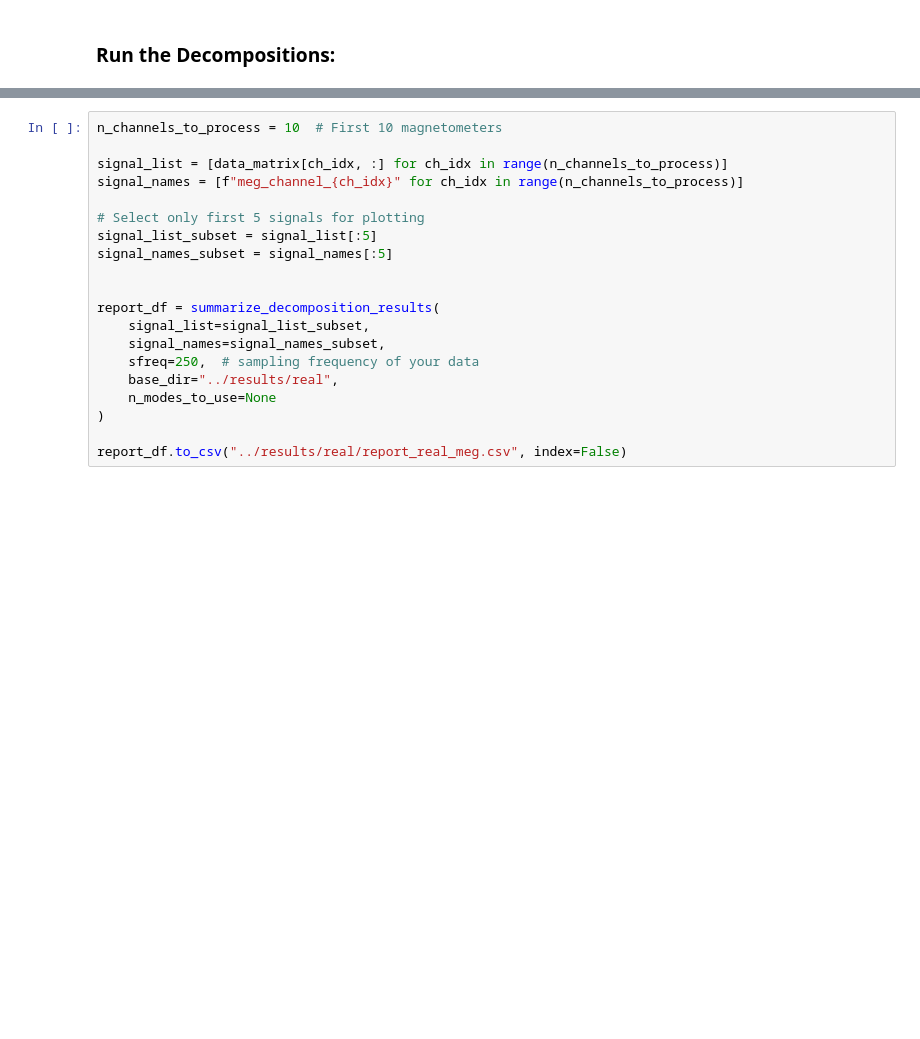
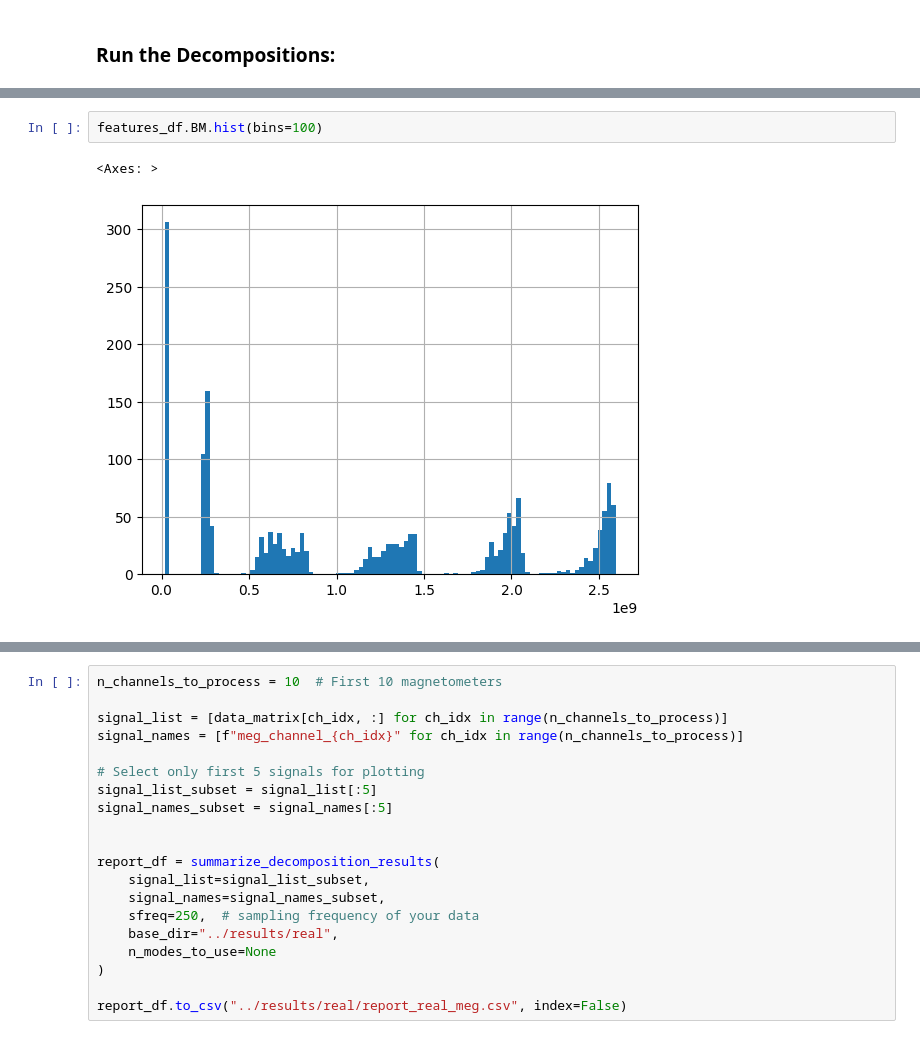
Before and after one commit to sbendimerad/mfa-internship, a Jupyter notebook: notebooks/00_real_pipeline.ipynb, the cells around one changed output, grey strips where cells are left out. Cells and saved outputs as stored; diff of their text form; blank space fills up the shorter version.

```diff
--- a/notebooks/00_real_pipeline.ipynb
+++ b/notebooks/00_real_pipeline.ipynb
@@ -302,0 +651,5 @@ Plots saved for VMD of meg_channel_9
+# %%
+features_df.BM.hist(bins=100)
+# %% [output]
+<Axes: >
+[figure, added]
```
Also changed, not shown: parts of 42 cells of this notebook, 15 other files.
